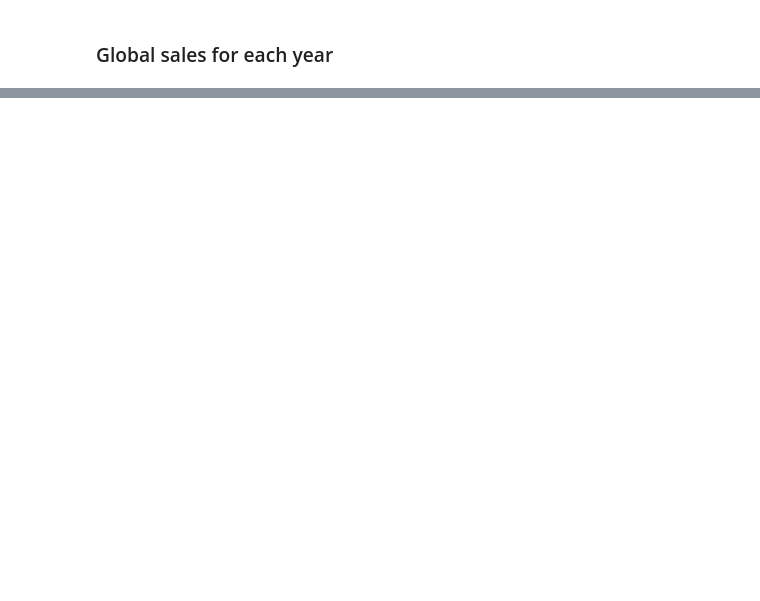
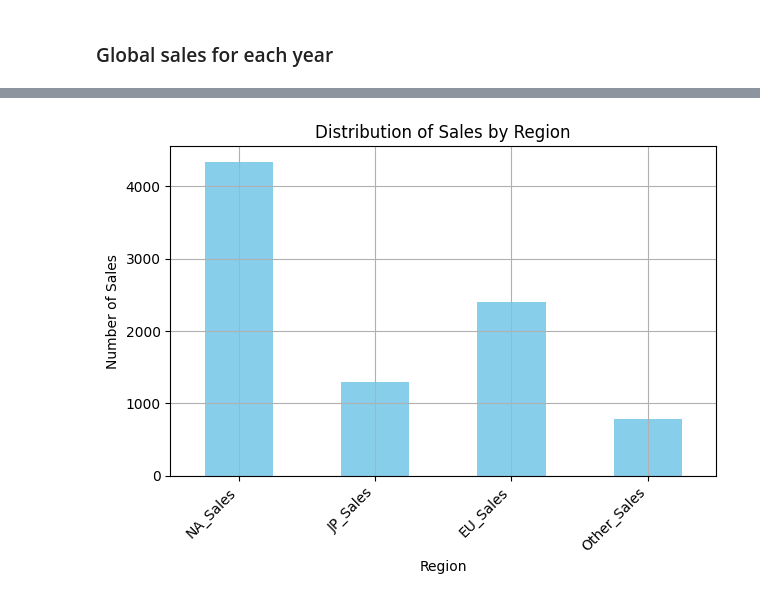
Before and after one commit to Jitesh117/video_game_analysis, a Jupyter notebook: analysis.ipynb, the cells around one changed output, grey strips where cells are left out. Saved outputs shown, nothing was run; the diff lists cells and outputs as text; code cells hidden in the pictures; blank space fills up the shorter version.

Commit message:
Sales analysis

```diff
--- a/analysis.ipynb
+++ b/analysis.ipynb
@@ -247,0 +253,5 @@ plt.show()
+# %%
+sales = df[['NA_Sales', 'JP_Sales', 'EU_Sales', 'Other_Sales']].sum()
+sales.plot(kind='pie',figsize=(8,6))
+plt.title('Distribution of sales by region')
+plt.show()
@@ -247,0 +260,11 @@ plt.show()
+# %%
+sales.plot(kind='bar',color='skyblue')
+plt.title('Distribution of Sales by Region')
+plt.xlabel('Region')
+plt.ylabel('Number of Sales')
+plt.xticks(rotation=45,ha  = 'right')
+plt.tight_layout()
+plt.grid(True)
+plt.show()
+# %% [output]
+[figure, added]
```
Also changed, not shown: parts of 8 cells of this notebook, 1 other file.
